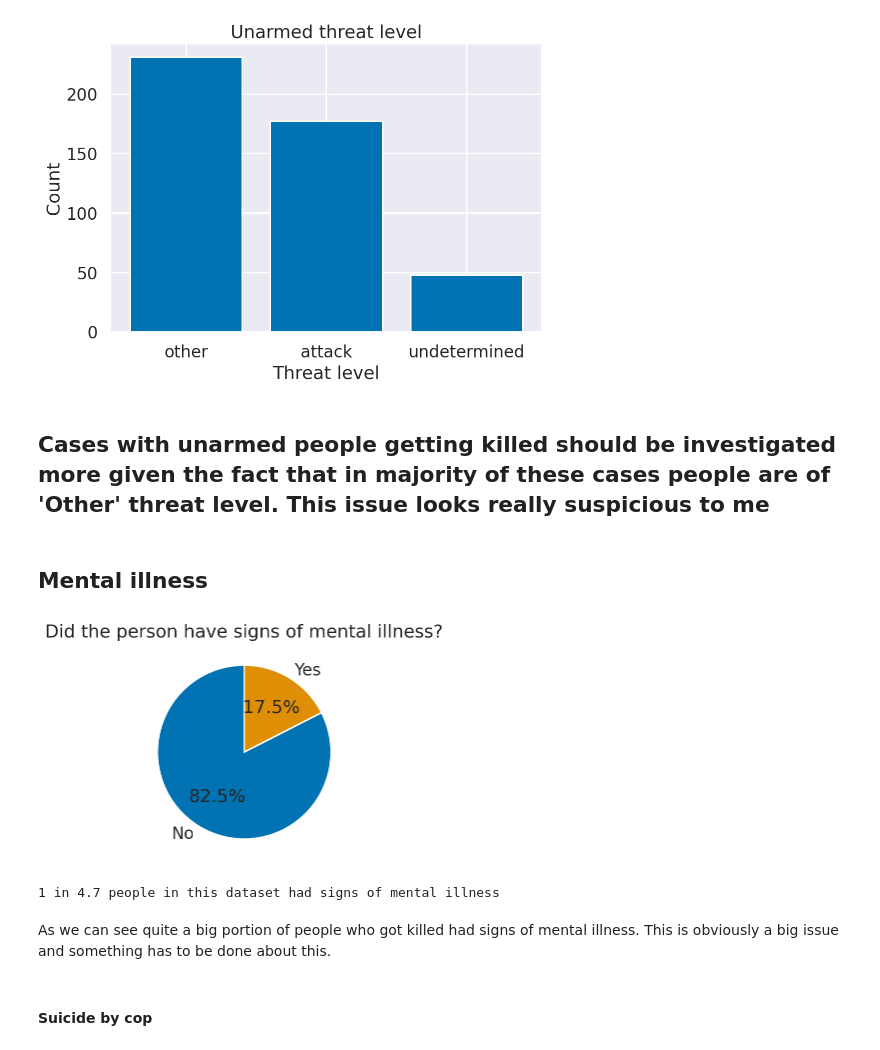
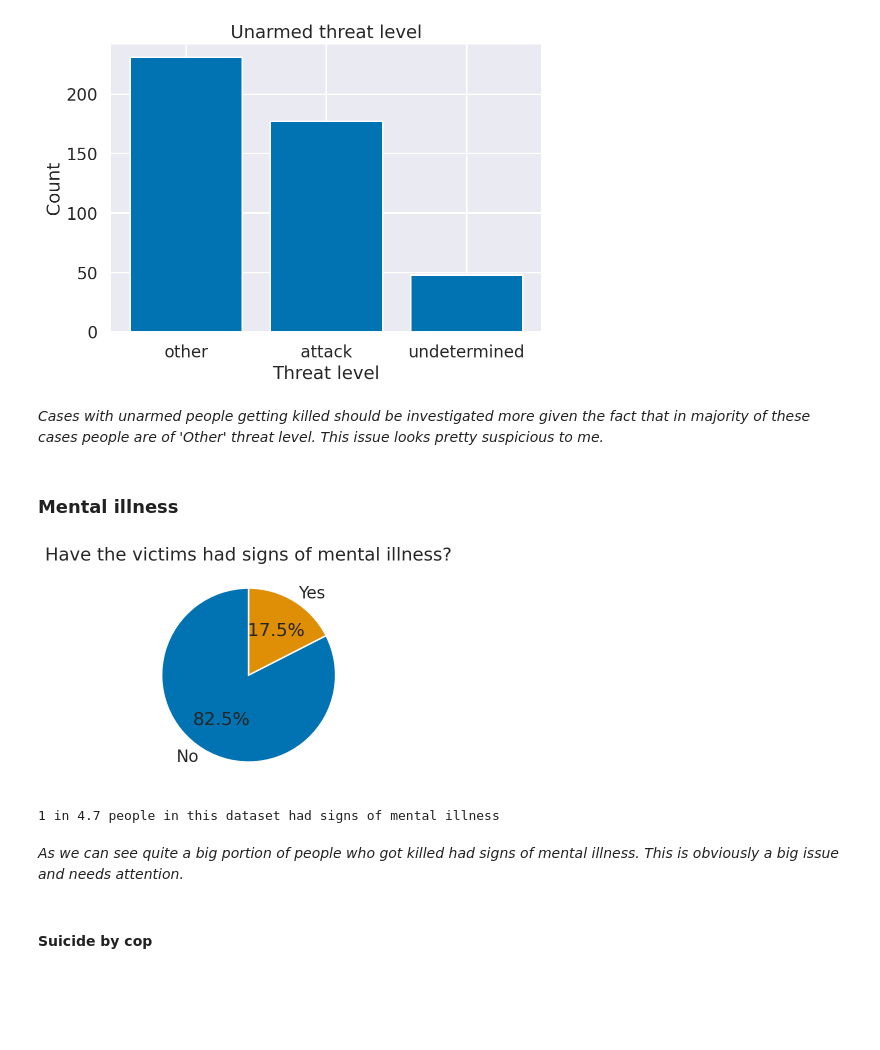
Before and after one commit to vadimiljin/capstone1, a Jupyter notebook: 141.ipynb, the cells around one changed output. Saved outputs shown, nothing was run; the diff lists cells and outputs as text; code cells hidden in the pictures; blank space fills up the shorter version.

```diff
--- a/141.ipynb
+++ b/141.ipynb
@@ -773,22 +788,22 @@ plt.show()
 # %% [output]
 [figure]
 # %% [markdown]
-## Cases with unarmed people getting killed should be investigated more given the fact that in majority of these cases people are of 'Other' threat level. This issue looks really suspicious to me
+_Cases with unarmed people getting killed should be investigated more given the fact that in majority of these cases people are of 'Other' threat level. This issue looks pretty suspicious to me._
 # %% [markdown]
-## Mental illness
+### Mental illness
 # %%
 mental_illness = shootings_df["signs_of_mental_illness"].sum()
 fig, ax = plt.subplots()
 
 data = [len(shootings_df), mental_illness]
 
 labels = ["No", "Yes"]
 plt.pie(data, labels=labels, autopct="%.1f%%", startangle=90)
 
-plt.title("Did the person have signs of mental illness?")
+plt.title("Have the victims had signs of mental illness?")
 plt.show()
 # %% [output]
-[figure, old version]
+[figure, new version]
 # %%
 print(
     f"1 in {(len(shootings_df)/mental_illness).round(1)} "
@@ -797,7 +812,7 @@ print(
 # %% [output]
 1 in 4.7 people in this dataset had signs of mental illness
 # %% [markdown]
-As we can see quite a big portion of people who got killed had signs of mental illness. This is obviously a big issue and something has to be done about this.
+_As we can see quite a big portion of people who got killed had signs of mental illness. This is obviously a big issue and needs attention._
 # %% [markdown]
 #### Suicide by cop
 # %%
```
Also changed, not shown: parts of 107 cells of this notebook.
